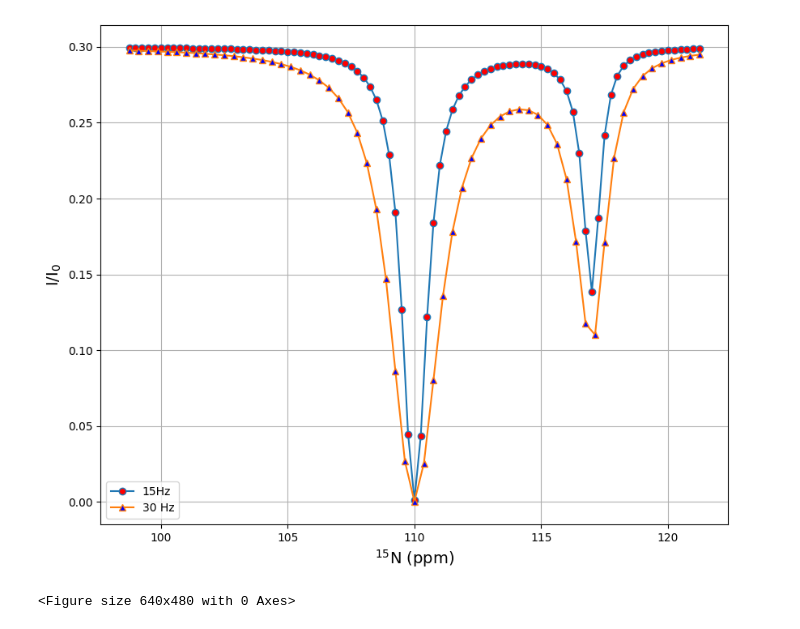
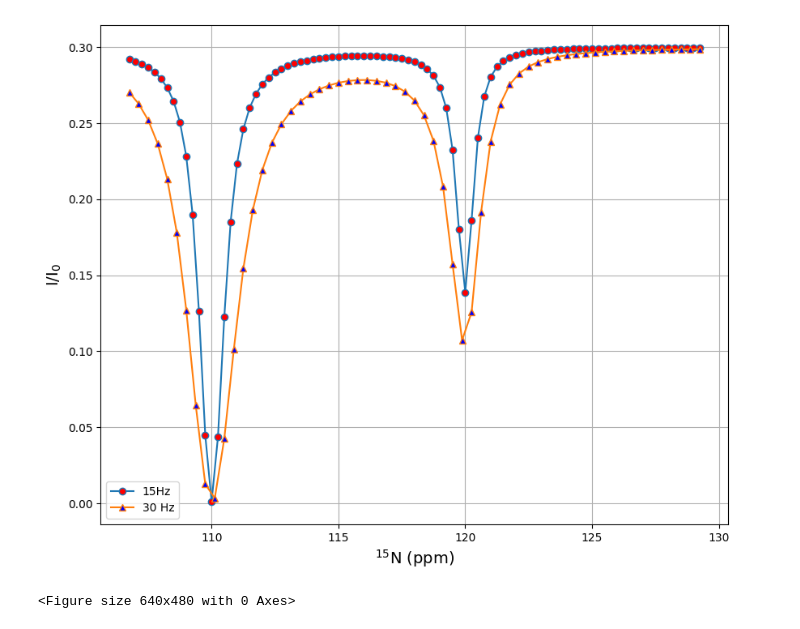
Before and after one commit to uday-1729/Relaxation_simulations, a Jupyter notebook: CEST_Q2_A.ipynb, the cells around one changed output. Drawn from its saved outputs; the diff is of its cells as text; code cells hidden in the pictures.

```diff
--- a/CEST_Q2_A.ipynb
+++ b/CEST_Q2_A.ipynb
@@ -39,7 +39,7 @@ T_ex = 0.3
 # Field is for giving various field strengths (B1)
 
 
-def CEST(offlow, offhigh, space, field, del_wf=del_w):
+def CEST(offlow, offhigh, space, field, dofX, w_major, w_minor):
 
 # w1 for the given field strength
   w1 = 2*pi*field
@@ -60,8 +60,11 @@ def CEST(offlow, offhigh, space, field, del_wf=del_w):
 
   offset = np.arange(offlow , offhigh , space )
 
-  wa = (offset)*2*pi
-  wb = (offset - del_w)*2*pi
+
+  del_wa = (dofX - w_major)*80
+  del_wb = (dofX - w_minor)*80
+  wa = (offset + del_wa)*2*pi
+  wb = (offset + del_wb)*2*pi
 
   I_fin = []
 
@@ -87,26 +90,29 @@ def CEST(offlow, offhigh, space, field, del_wf=del_w):
 
   return I_fin, offset
 # %%
-ii0_1, omg = CEST(-900, 920,20,15,del_w)
-ii0_2, omg1 = CEST(-900, 920,30,30,del_w)
+dofN = 118
+major_ppm = 110
+minor_ppm = 120
+
+
+ii0_1, omg = CEST(-900, 920,20,15,dofN, major_ppm, minor_ppm)
+ii0_2, omg1 = CEST(-900, 920,30,30,dofN, major_ppm, minor_ppm)
 
 fig = plt.figure(figsize = (10 ,8))
 
-dof = 110*np.ones(shape=omg.shape)
 
+plt.plot((omg/80 + dofN*np.ones(shape=omg.shape)) , ii0_1 , 'o-' , markerfacecolor = 'red', label = '15Hz')
 
-plt.plot((omg/80 + 110*np.ones(shape=omg.shape)) , ii0_1 , 'o-' , markerfacecolor = 'red', label = '15Hz')
-
-plt.plot((omg1/80 + 110*np.ones(shape=omg1.shape)) , ii0_2 , '^-' , markerfacecolor = 'blue' , label = '30 Hz')
+plt.plot((omg1/80 + dofN*np.ones(shape=omg1.shape)) , ii0_2 , '^-' , markerfacecolor = 'blue' , label = '30 Hz')
 
 plt.xlabel(r"$^{15}$N (ppm)" , fontsize = 14)
 
 plt.ylabel(r"I/I$_{0}$" , fontsize = 14)
 
 plt.legend()
 plt.grid(True)
 plt.show()
 plt.savefig("CEST_simulation.png" , format= 'png' , dpi = 200)
 # %% [output]
-[figure, old version]
+[figure, new version]
 <Figure size 640x480 with 0 Axes>
```
Also changed, not shown: parts of 1 cell of this notebook.
